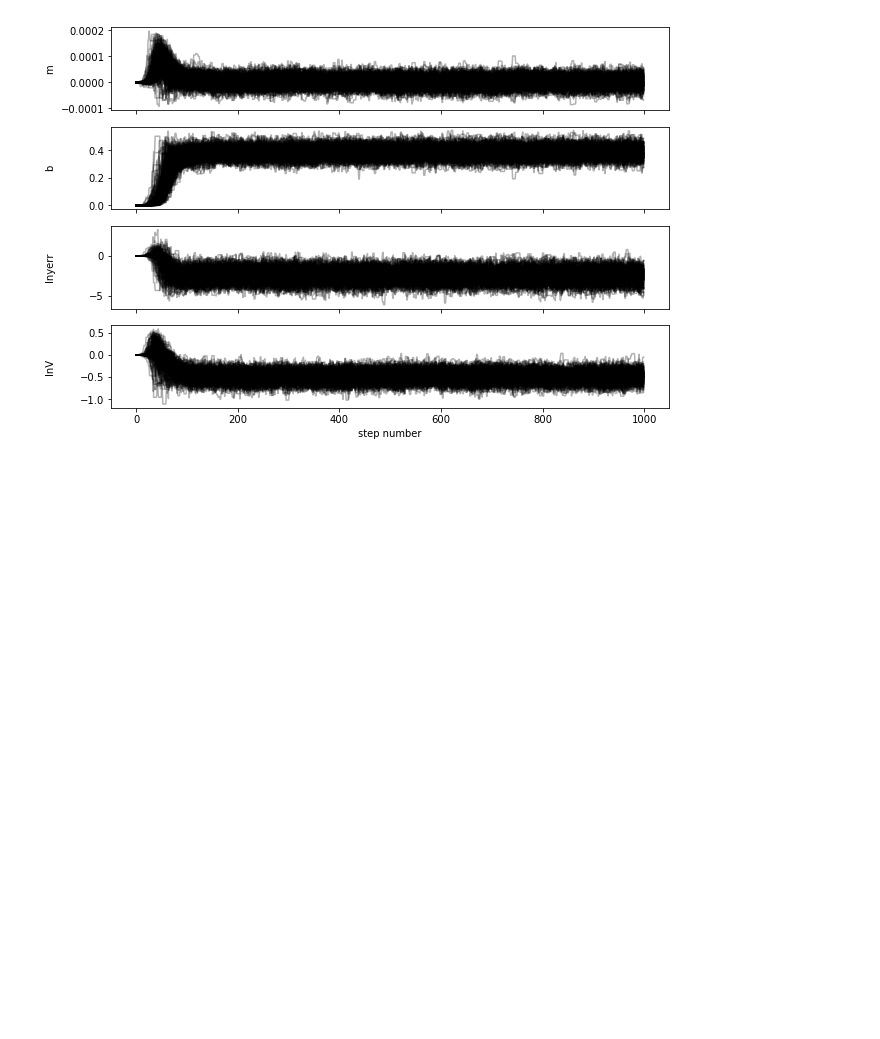
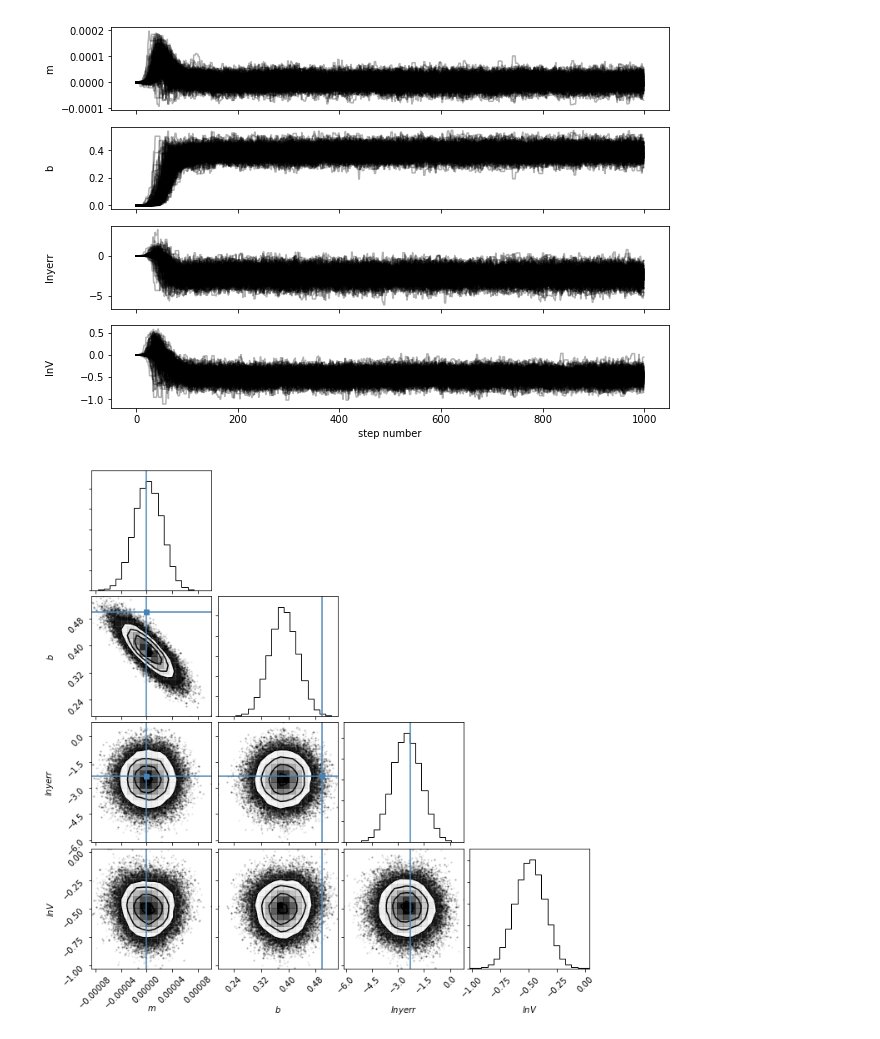
Before and after one commit to rebeccachen0/asiaa, a Jupyter notebook: non_gaussian_likeli.ipynb, the cells around one changed output. Drawn from its saved outputs; the diff is of its cells as text; code cells hidden in the pictures; blank space fills up the shorter version.

```diff
--- a/non_gaussian_likeli.ipynb
+++ b/non_gaussian_likeli.ipynb
@@ -132,3 +132,9 @@ plt.show()
 [figure]
 # %%
 flat_samples = sampler.chain[:, 200:, :].reshape((-1, ndim))
+# %%
+fig = corner.corner(flat_samples, labels=["$m$", "$b$", "$lnyerr$", "$lnV$"],
+                      truths=[m_true, b_true, lnyerr_true, lnV_true])
+fig.savefig("200walkers_smallinit_a2.0_1000steps_nobias_corner.png")
+# %% [output]
+[figure, added]
```
Also changed, not shown: parts of 2 cells of this notebook, 2 other files.
